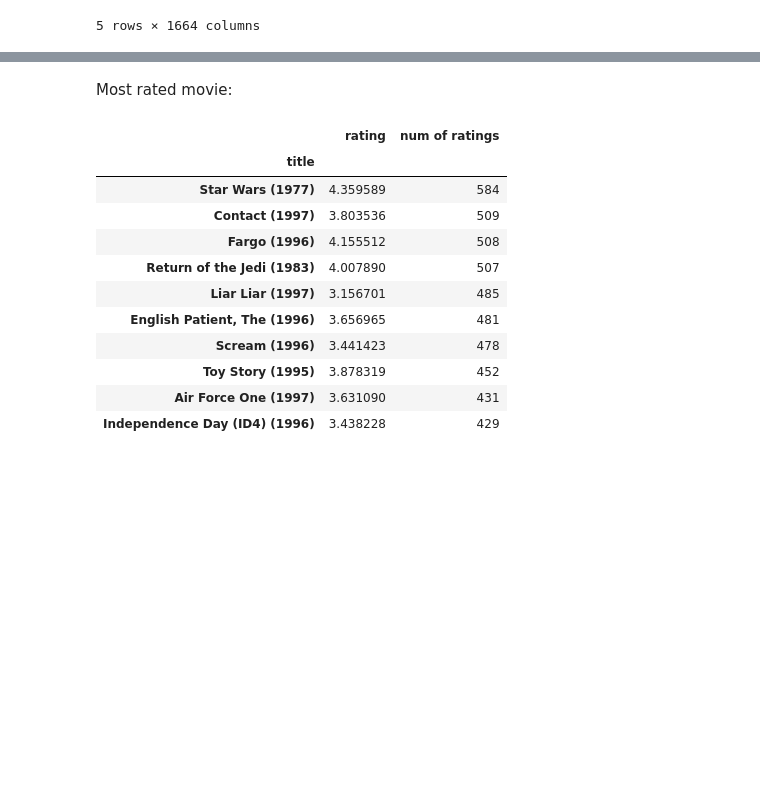
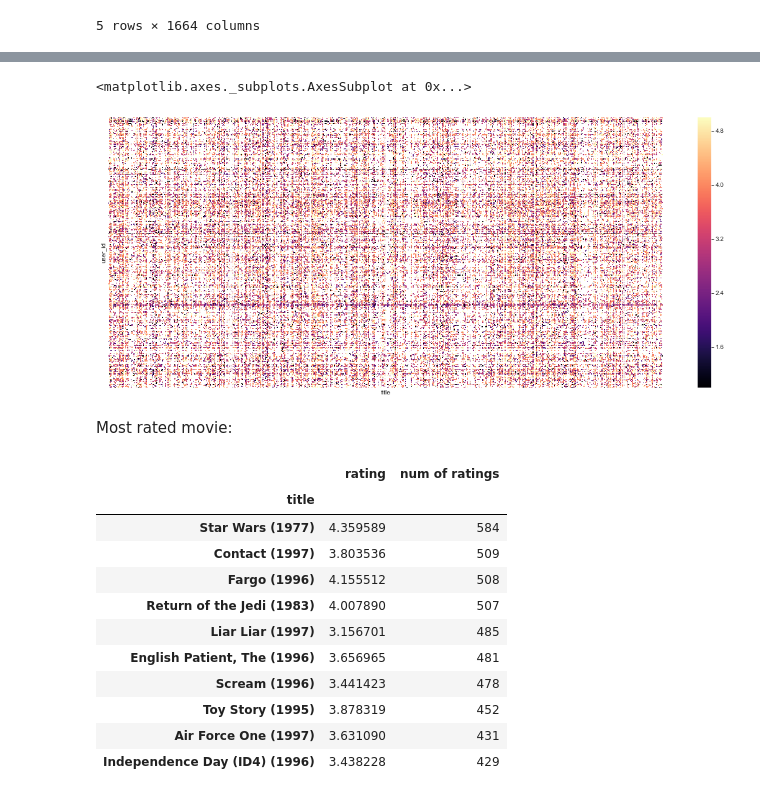
Before and after one commit to AmitBaroi/Udemy---Python-for-Data-Science-and-Machine-Learning-Bootcamp, a Jupyter notebook: Lesson Notebooks/19-Recommender-Systems/01-Recommender Systems with Python.ipynb, the cells around one changed output, grey strips where cells are left out. Saved outputs shown, nothing was run; the diff lists cells and outputs as text; code cells hidden in the pictures; blank space fills up the shorter version.

```diff
--- a/Lesson Notebooks/19-Recommender-Systems/01-Recommender Systems with Python.ipynb
+++ b/Lesson Notebooks/19-Recommender-Systems/01-Recommender Systems with Python.ipynb
@@ -152,3 +157,9 @@ moviemat.head()
+# %%
+plt.figure(figsize=(20, 8))
+sns.heatmap(moviemat, xticklabels=False, yticklabels=False, cmap='magma')
+# %% [output]
+<matplotlib.axes._subplots.AxesSubplot at 0x...>
+[figure, added]
 # %% [markdown]
 Most rated movie:
 # %%
```
Also changed, not shown: parts of 7 cells of this notebook, 1 other file.
